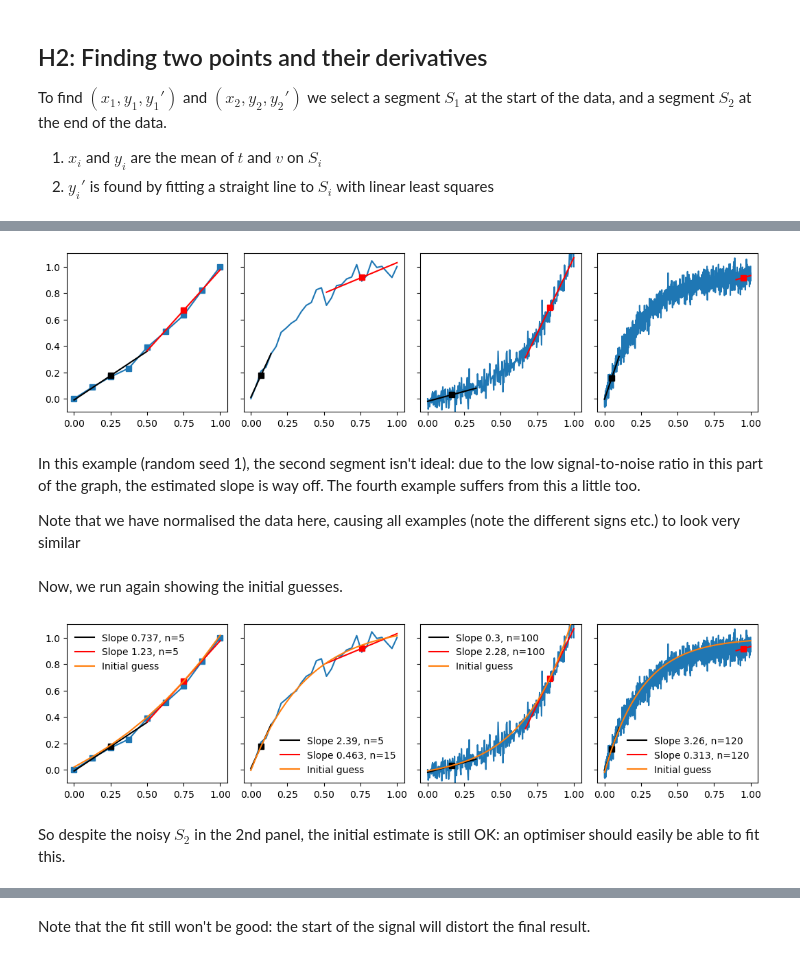
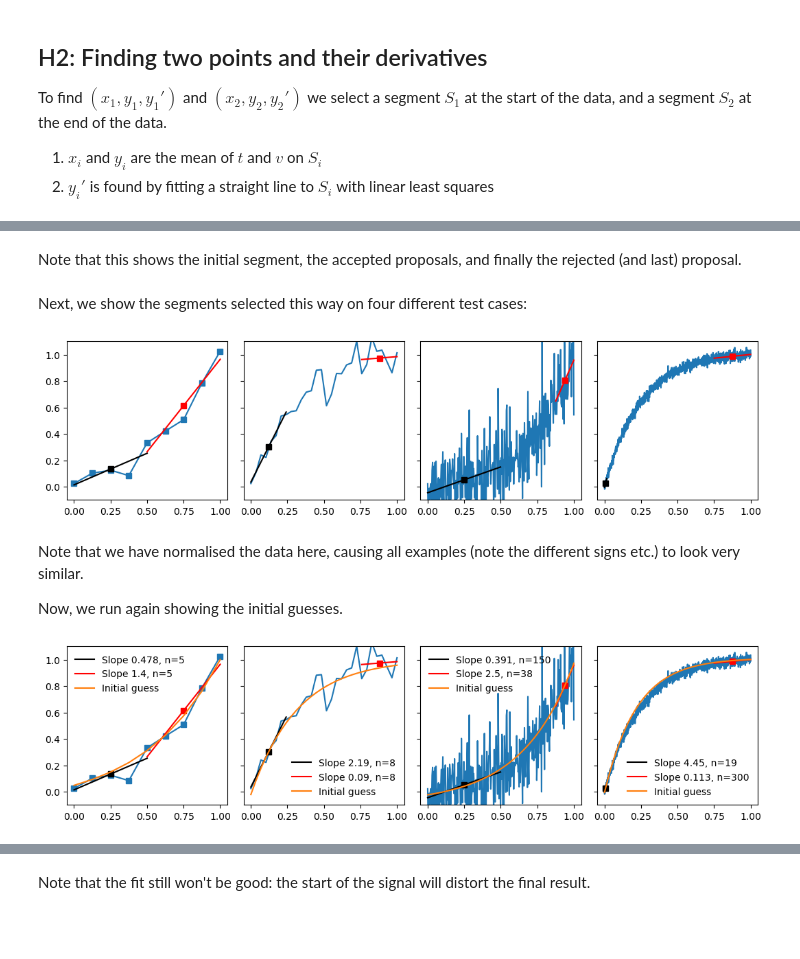
Before and after one commit to myokit/expfit, a Jupyter notebook: docs/expfit-1-initial-guess-single.ipynb, the cells around one changed output, grey strips where cells are left out. Cells and saved outputs as stored; diff of their text form; code cells hidden in the pictures; blank space fills up the shorter version.

```diff
--- a/docs/expfit-1-initial-guess-single.ipynb
+++ b/docs/expfit-1-initial-guess-single.ipynb
@@ -104,3 +84,12 @@ First, show the selected segments
 import numpy as np
 import matplotlib.pyplot as plt
 import expfit
+# %%
+rng = np.random.default_rng(2)
+
+def f(x, a, b, c):
+    return a + b * np.exp(c * x)
+
+def fn(x, a, b, c, s):
+    y = f(x, a, b, c)
+    return y + (y[-1] - y[0]) * rng.normal(0, s, len(x))
@@ -107,26 +116,29 @@ import expfit
+# %% [markdown]
+Note that this shows the initial segment, the accepted proposals, and finally the rejected (and last) proposal.
+# %% [markdown]
+Next, we show the segments selected this way on four different test cases:
 # %%
 rng = np.random.default_rng(1)
 
-def f(x, a, b, c):
-    return a + b * np.exp(c * x)
+tests = [
+    (3, 2, 2, 0.07, 9),
+    (-1, -2, -3, 0.08, 30),
+    (-3, 5, 3, 0.2, 300),
+    (4, -2, -4, 0.02, 1200),
+]
 
-def fn(x, a, b, c, s):
-    y = f(x, a, b, c) + rng.normal(0, s, len(x))
-    return (y - y[0]) / (y[-1] - y[0])
-
-tests = [
-    (3, 2, 1, 0.07, 9),
-    (-1, -2, -3, 0.08, 30),
-    (-3, 5, 3, 5, 300),
-    (4, -2, -4, 0.1, 1200),
-]
+def fnorm(x, a, b, c, s):
+    # Version of fn that normalises y to [0, 1] (approximately)
+    y = f(x, a, b, c)
+    return (y - y[0]) / (y[-1] - y[0]) + rng.normal(0, s, len(x))
 
 fig = plt.figure(figsize=(13, 3))
 fig.subplots_adjust(wspace=0.1)
 grd = fig.add_gridspec(1, 4)
+
 for i, (a, b, c, s, n) in enumerate(tests):
     x = np.linspace(0, 1, n)
-    y = fn(x, a, b, c, s)
+    y = fnorm(x, a, b, c, s)
 
     ax = fig.add_subplot(grd[i])
     ax.set_ylim(-0.1, 1.1)
@@ -134,43 +146,34 @@ for i, (a, b, c, s, n) in enumerate(tests):
         ax.set_yticklabels([])
 
     ax.plot(x, y, 's-' if n < 10 else '-')
-    a0, b0, c0 = expfit.estimate_initial_single(x, y, axes=ax)
+    a0, b0, c0 = expfit.estimate_initial_single(x, y, axes=ax, transform=False)
 
 plt.show()
 # %% [output]
-[figure, old version]
+[figure, new version]
-# %% [markdown]
-In this example (random seed 1), the second segment isn't ideal: due to the low signal-to-noise ratio in this part of the graph, the estimated slope is way off.
-The fourth example suffers from this a little too.
-
-Note that we have normalised the data here, causing all examples (note the different signs etc.) to look very similar
-# %% [markdown]
-Now, we run again showing the initial guesses.
+# %% [markdown]
+Note that we have normalised the data here, causing all examples (note the different signs etc.) to look very similar.
+
+Now, we run again showing the initial guesses.
 # %%
 rng = np.random.default_rng(1)
-
-def fn(x, a, b, c, s):
-    y = f(x, a, b, c) + rng.normal(0, s, len(x))
-    return (y - y[0]) / (y[-1] - y[0])
 
 fig = plt.figure(figsize=(13, 3))
 fig.subplots_adjust(wspace=0.1)
 grd = fig.add_gridspec(1, 4)
 for i, (a, b, c, s, n) in enumerate(tests):
     x = np.linspace(0, 1, n)
-    y = fn(x, a, b, c, s)
+    y = fnorm(x, a, b, c, s)
 
     ax = fig.add_subplot(grd[i])
     ax.plot(x, y, 's-' if n < 10 else '-')
-    a0, b0, c0 = expfit.estimate_initial_single(x, y, axes=ax)
+    a0, b0, c0 = expfit.estimate_initial_single(x, y, axes=ax, transform=False)
     ax.plot(x, f(x, a0, b0, c0), label='Initial guess', zorder=10)
     ax.legend(frameon=False)
     ax.set_ylim(-0.1, 1.1)
     if i > 0:
         ax.set_yticklabels([])
 
 plt.show()
 # %% [output]
-[figure, old version]
+[figure, new version]
-# %% [markdown]
-So despite the noisy $S_2$ in the 2nd panel, the initial estimate is still OK: an optimiser should easily be able to fit this.
```
Also changed, not shown: parts of 26 cells of this notebook, 5 other files.
